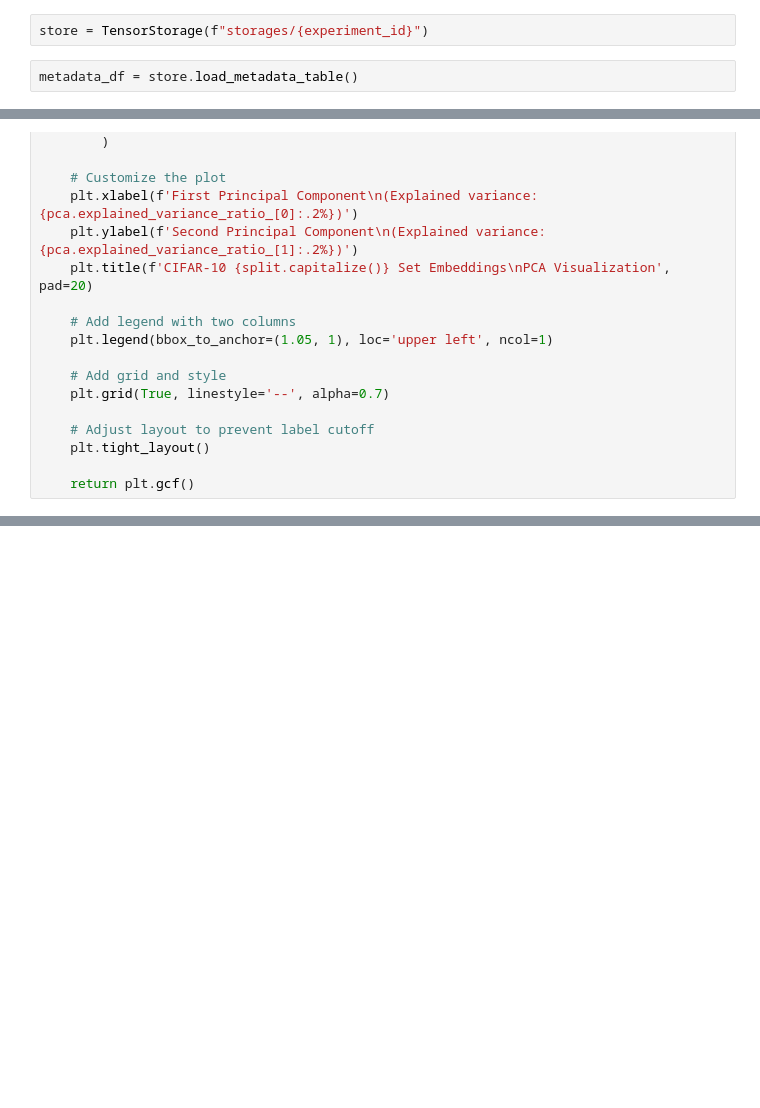
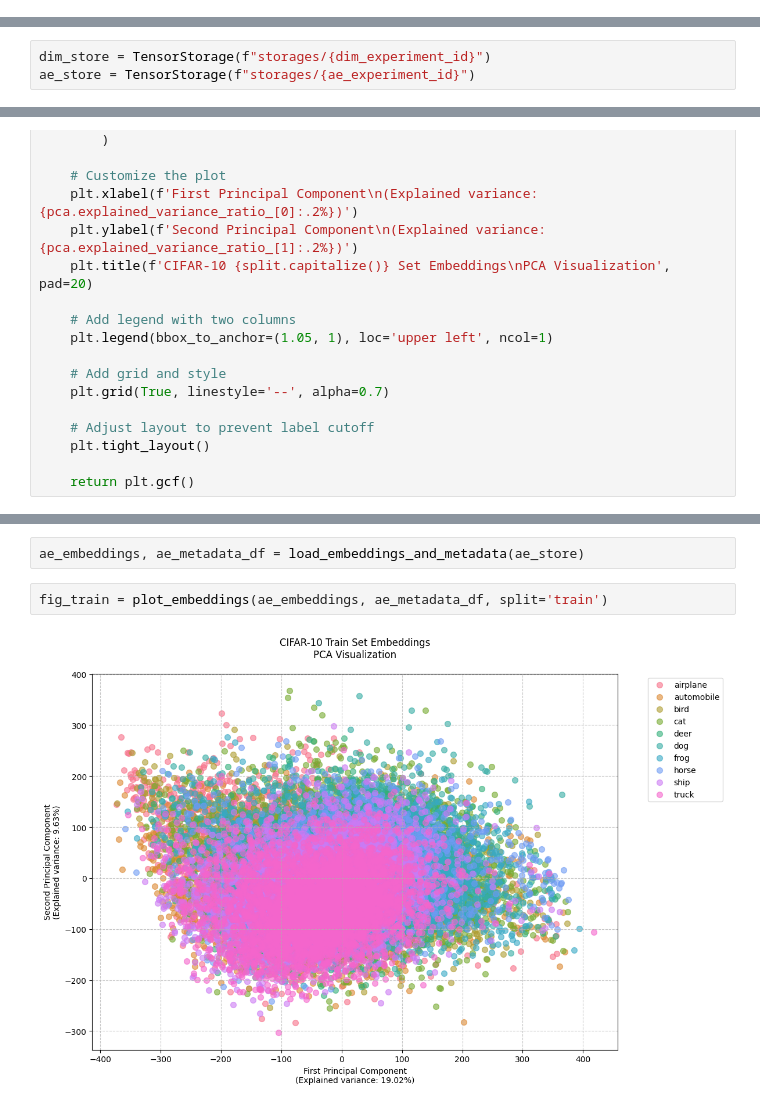
Before and after one commit to mmkuznecov/DeepInfoMax, a Jupyter notebook: Surgery.ipynb, the cells around one changed output, grey strips where cells are left out. Drawn from its saved outputs; the diff is of its cells as text; blank space fills up the shorter version.

```diff
--- a/Surgery.ipynb
+++ b/Surgery.ipynb
@@ -10,4 +7,0 @@ experiment_id = "deepinfomax_20241218_041336"
-# %%
-store = TensorStorage(f"storages/{experiment_id}")
-# %%
-metadata_df = store.load_metadata_table()
@@ -27,3 +11,6 @@ store[0].shape
+# %%
+dim_store = TensorStorage(f"storages/{dim_experiment_id}")
+ae_store = TensorStorage(f"storages/{ae_experiment_id}")
 # %%
 def load_embeddings_and_metadata(store):
     metadata_df = store.load_metadata_table()
@@ -92,2 +79,8 @@ fig_train = plot_embeddings(embeddings, metadata_df, split='train')
 # %% [output]
 [figure]
+# %%
+ae_embeddings, ae_metadata_df = load_embeddings_and_metadata(ae_store)
+# %%
+fig_train = plot_embeddings(ae_embeddings, ae_metadata_df, split='train')
+# %% [output]
+[figure, added]
```
Also changed, not shown: parts of 7 cells of this notebook.
